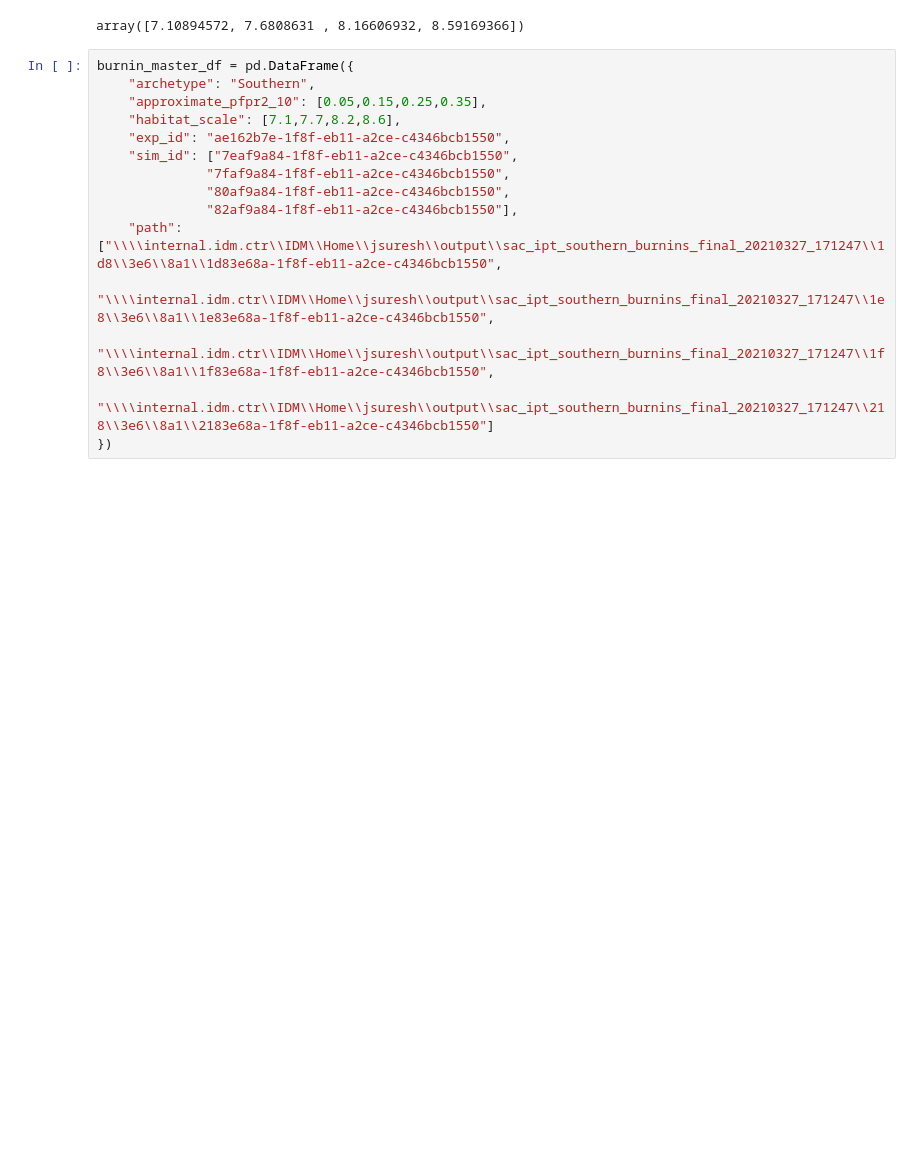
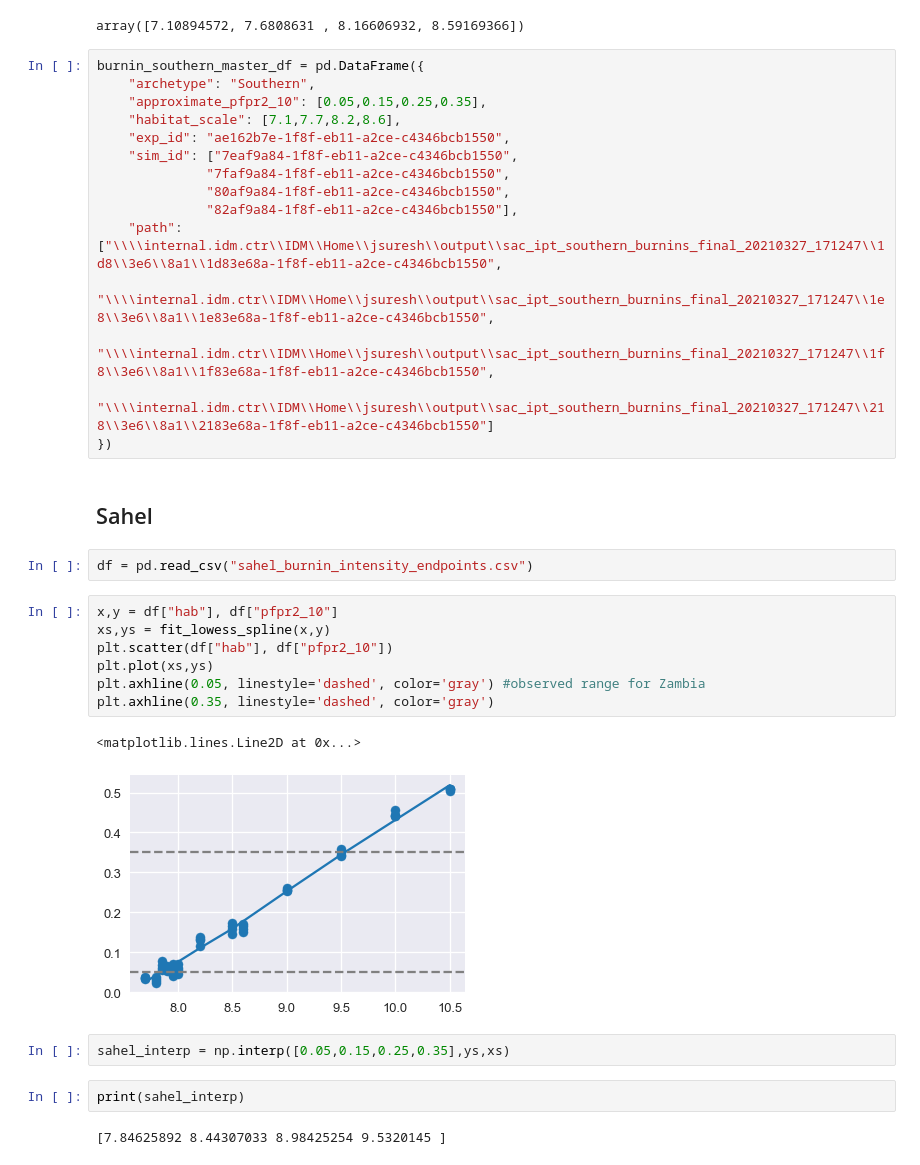
Before and after one commit to jgsuresh/malaria-sac-ipt_dtk-tools, a Jupyter notebook: notebooks/determining_archetype_transmission_levels.ipynb, the cells around one changed output. Cells and saved outputs as stored; diff of their text form; blank space fills up the shorter version.

```diff
--- a/notebooks/determining_archetype_transmission_levels.ipynb
+++ b/notebooks/determining_archetype_transmission_levels.ipynb
@@ -66,7 +66,7 @@ print(southern_interp)
 # %% [output]
 array([7.10894572, 7.6808631 , 8.16606932, 8.59169366])
 # %%
-burnin_master_df = pd.DataFrame({
+burnin_southern_master_df = pd.DataFrame({
     "archetype": "Southern",
     "approximate_pfpr2_10": [0.05,0.15,0.25,0.35],
     "habitat_scale": [7.1,7.7,8.2,8.6],
@@ -80,3 +80,23 @@ burnin_master_df = pd.DataFrame({
             "\\\\internal.idm.ctr\\IDM\\Home\\jsuresh\\output\\sac_ipt_southern_burnins_final_20210327_171247\\1f8\\3e6\\8a1\\1f83e68a-1f8f-eb11-a2ce-c4346bcb1550",
             "\\\\internal.idm.ctr\\IDM\\Home\\jsuresh\\output\\sac_ipt_southern_burnins_final_20210327_171247\\218\\3e6\\8a1\\2183e68a-1f8f-eb11-a2ce-c4346bcb1550"]
 })
+# %% [markdown]
+## Sahel
+# %%
+df = pd.read_csv("sahel_burnin_intensity_endpoints.csv")
+# %%
+x,y = df["hab"], df["pfpr2_10"]
+xs,ys = fit_lowess_spline(x,y)
+plt.scatter(df["hab"], df["pfpr2_10"])
+plt.plot(xs,ys)
+plt.axhline(0.05, linestyle='dashed', color='gray') #observed range for Zambia
+plt.axhline(0.35, linestyle='dashed', color='gray')
+# %% [output]
+<matplotlib.lines.Line2D at 0x...>
+[figure, added]
+# %%
+sahel_interp = np.interp([0.05,0.15,0.25,0.35],ys,xs)
+# %%
+print(sahel_interp)
+# %% [output]
+[7.84625892 8.44307033 8.98425254 9.5320145 ]
```
Also changed, not shown: parts of 3 cells of this notebook, 20 other files.
